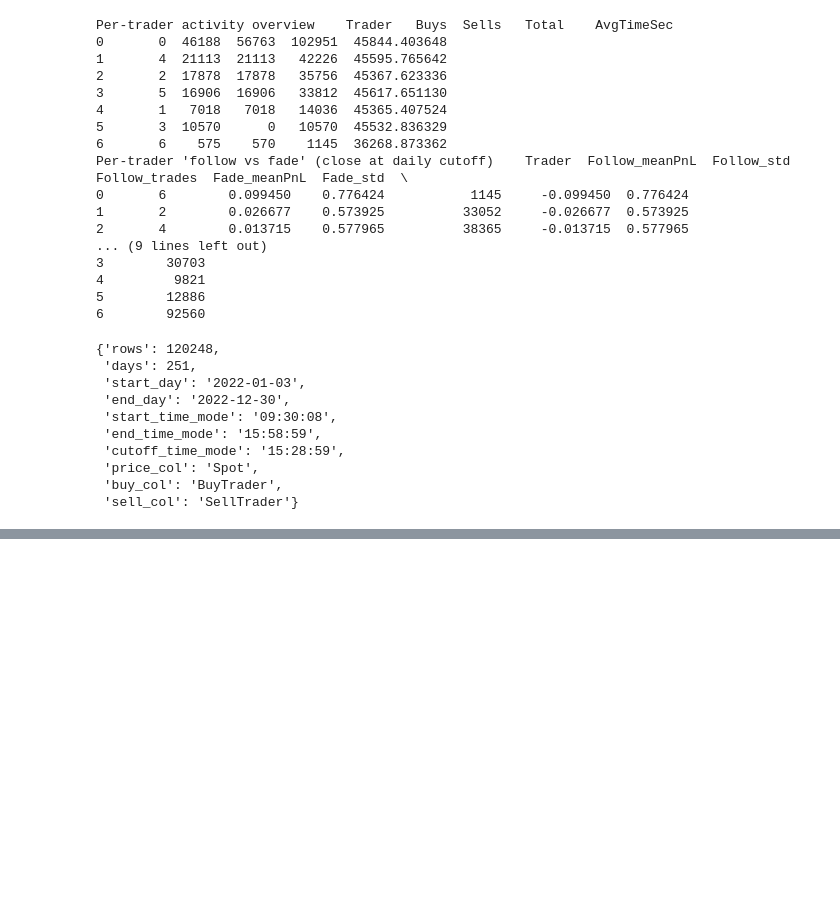
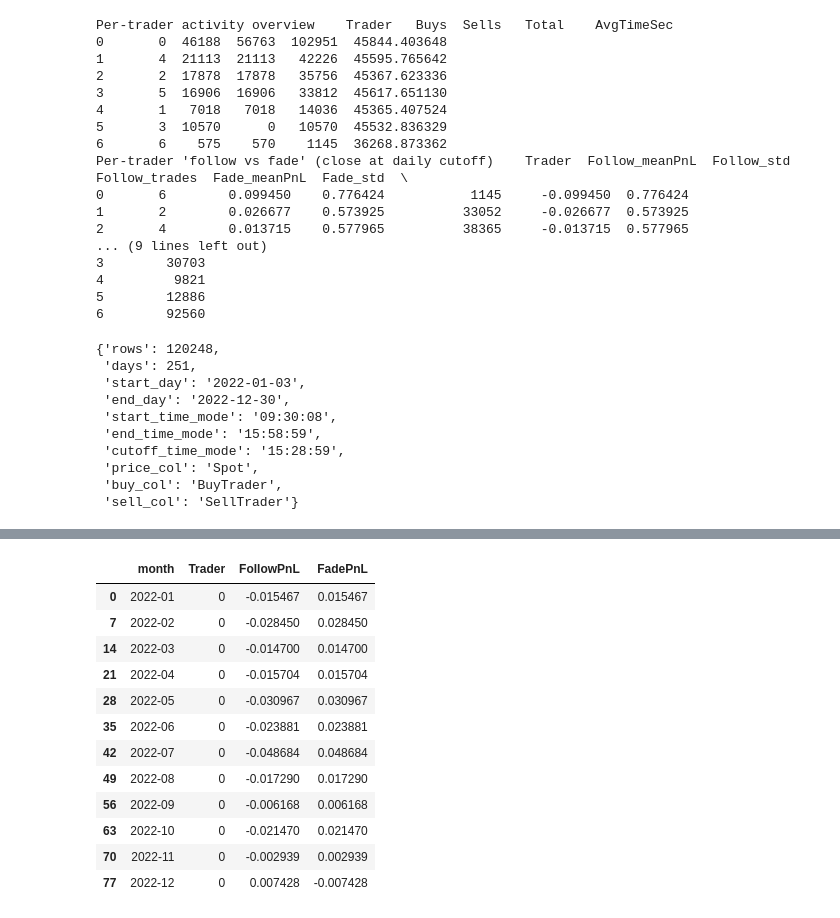
Before and after one commit to FreddieLewin23/FreddieLewin23, a Jupyter notebook: SIG_data_exercise.ipynb, the cells around one changed output, grey strips where cells are left out. Drawn from its saved outputs; the diff is of its cells as text; code cells hidden in the pictures; blank space fills up the shorter version.

```diff
--- a/SIG_data_exercise.ipynb
+++ b/SIG_data_exercise.ipynb
@@ -250,0 +307,18 @@ Trader 0 has large volume (102951 trades). If this was a proper market theyd hav
+# %%
+monthly_ff_df # 84 rows since 12 months * 7 trader
+monthly_ff_df.iloc[::7, :]
+monthly_ff_df.iloc[::7, :]
+# %% [output]
+|  | month | Trader | FollowPnL | FadePnL |
+| 0 | 2022-01 | 0 | -0.015467 | 0.015467 |
+| 7 | 2022-02 | 0 | -0.028450 | 0.028450 |
+| 14 | 2022-03 | 0 | -0.014700 | 0.014700 |
+| 21 | 2022-04 | 0 | -0.015704 | 0.015704 |
+| 28 | 2022-05 | 0 | -0.030967 | 0.030967 |
+| 35 | 2022-06 | 0 | -0.023881 | 0.023881 |
+| 42 | 2022-07 | 0 | -0.048684 | 0.048684 |
+| 49 | 2022-08 | 0 | -0.017290 | 0.017290 |
+| 56 | 2022-09 | 0 | -0.006168 | 0.006168 |
+| 63 | 2022-10 | 0 | -0.021470 | 0.021470 |
+| 70 | 2022-11 | 0 | -0.002939 | 0.002939 |
+| 77 | 2022-12 | 0 | 0.007428 | -0.007428 |
```
Also changed, not shown: parts of 5 cells of this notebook.
